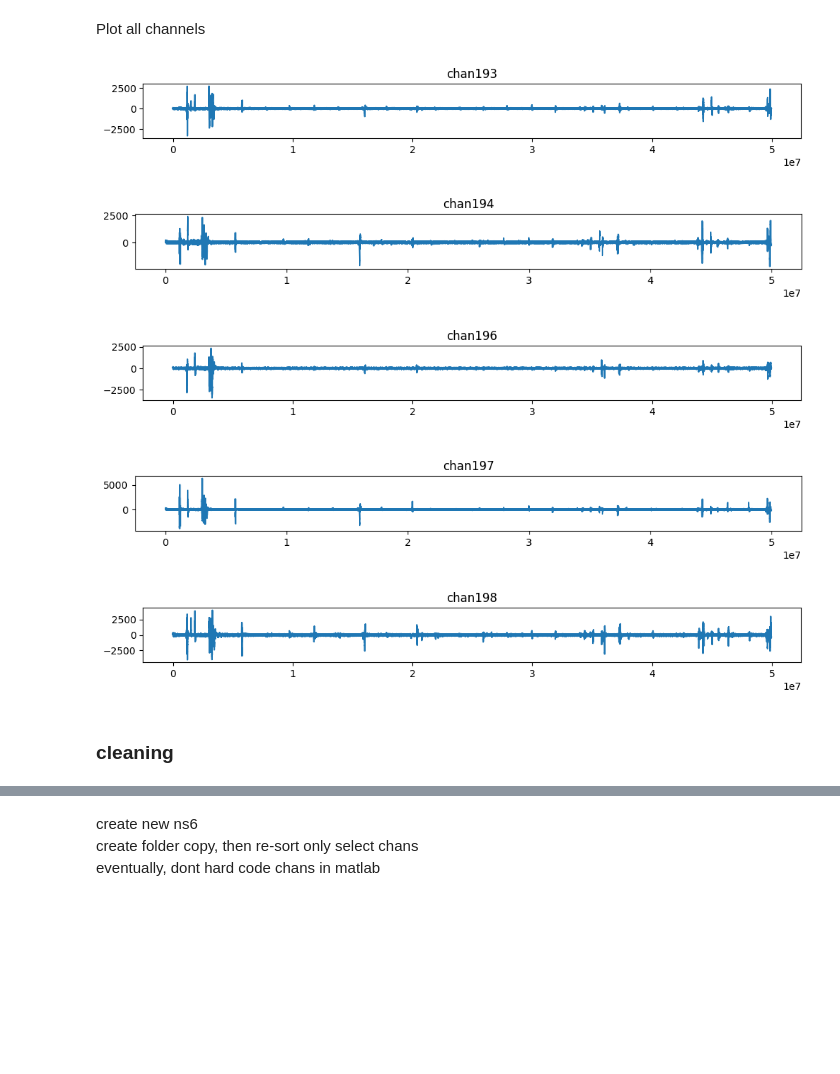
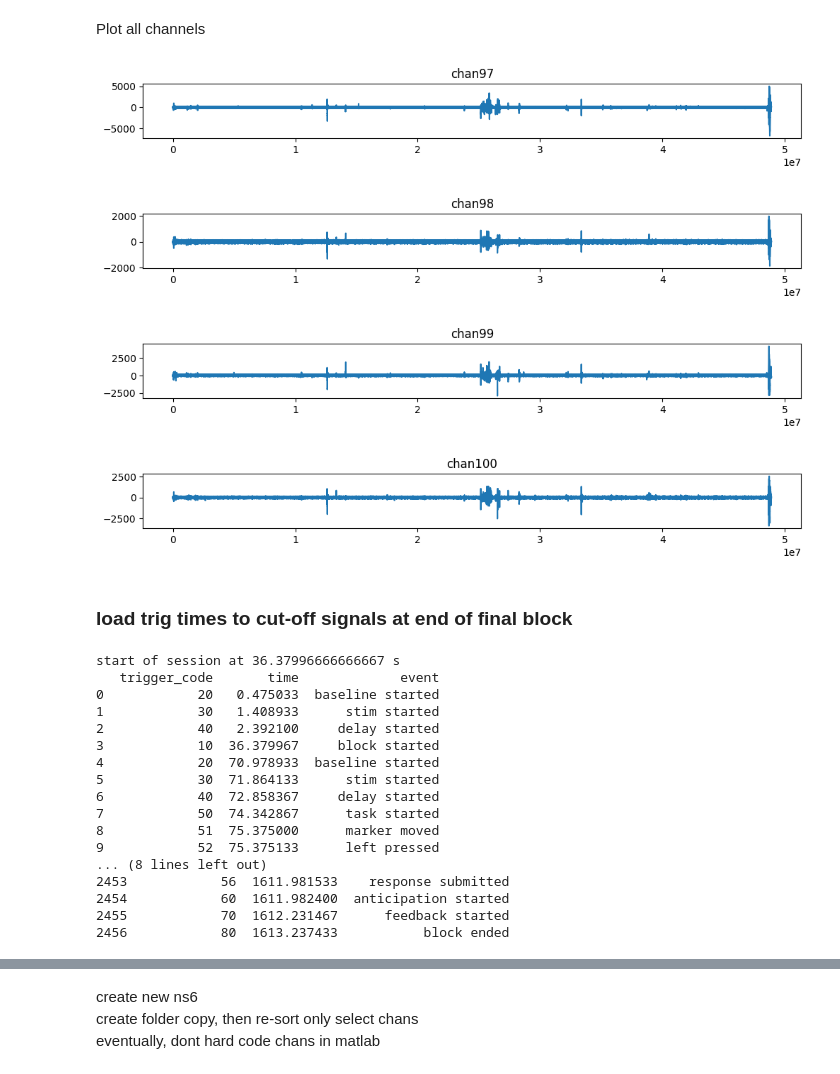
Before and after one commit to siyer7/asymmetry_design, a Jupyter notebook: code/python/neur_clean_artifact.ipynb, the cells around one changed output, grey strips where cells are left out. Drawn from its saved outputs; the diff is of its cells as text; code cells hidden in the pictures; blank space fills up the shorter version.

```diff
--- a/code/python/neur_clean_artifact.ipynb
+++ b/code/python/neur_clean_artifact.ipynb
@@ -3,7 +3,7 @@ import pandas as pd, numpy as np, matplotlib.pyplot as plt, seaborn as sns
 import os, glob
 from neo.io import BlackrockIO
 # %%
-patient = 18
+patient = 12
 # %% [markdown]
 load ns6
 # %%
@@ -92,16 +95,70 @@ Plot all channels
 # %%
 for chanID in chanIDs:
     plt.figure(figsize=(12,1))
     plt.plot(chan_sigs[chanID])
     plt.title(f'chan{chanID}')
     plt.show()
 
-    if chanID - chanIDs[0] >= 5: break # after 5 chans
+    if chanID - chanIDs[0] >= 3: break # after 5 chans
 # %% [output]
-[figure, old version]
+[figure, new version]
-[figure, old version]
+[figure, new version]
-[figure, old version]
+[figure, new version]
-[figure, old version]
+[figure, new version]
-[figure, removed]
-# %% [markdown]
-### cleaning
+# %% [markdown]
+### load trig times to cut-off signals at end of final block
+# %%
+nev_file = glob.glob(f'../../results/2025{patient}/raw/*.nev')[0]
+io = BlackrockIO(nev_file)
+seg = io.read_block(lazy=False).segments[0]
+dig_ev = [ev for ev in seg.events if "digital" in ev.name.lower()][0]
+
+# map codes to labels
+code_map = {
+    10: "block started",
+    20: "baseline started",
+    30: "stim started",
+    40: "delay started",
+    50: "task started",
+    51: "marker moved",
+    52: "left pressed",
+    53: "left released",
+    54: "right pressed",
+    55: "right released",
+    56: "response submitted",
+    60: "anticipation started",
+    70: "feedback started",
+    80: "block ended",
+}
+
+# build df
+df_trigs = pd.DataFrame({
+    "trigger_code": dig_ev.labels.astype(int),
+    "time": dig_ev.times.magnitude
+})
+df_trigs["event"] = df_trigs["trigger_code"].map(code_map)
+
+sess_start_time = df_trigs.loc[df_trigs["event"] == "block started", "time"].min()
+print(f'start of session at {sess_start_time} s')
+print(df_trigs.head(10))
+sess_end_time = df_trigs.loc[df_trigs["event"] == "block ended", "time"].max()
+print(f'end of session at {sess_end_time} s')
+print(df_trigs.tail(10))
+# %% [output]
+start of session at 36.37996666666667 s
+   trigger_code       time             event
+0            20   0.475033  baseline started
+1            30   1.408933      stim started
+2            40   2.392100     delay started
+3            10  36.379967     block started
+4            20  70.978933  baseline started
+5            30  71.864133      stim started
+6            40  72.858367     delay started
+7            50  74.342867      task started
+8            51  75.375000      marker moved
+9            52  75.375133      left pressed
+... (8 lines left out)
+2453            56  1611.981533    response submitted
+2454            60  1611.982400  anticipation started
+2455            70  1612.231467      feedback started
+2456            80  1613.237433           block ended
```
Also changed, not shown: parts of 10 cells of this notebook, 9 other files.
